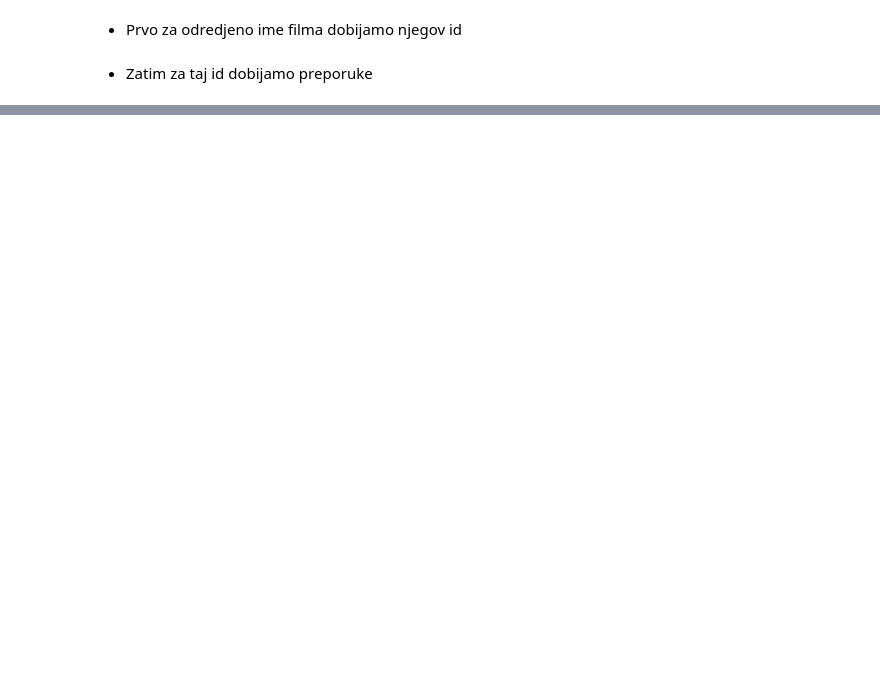
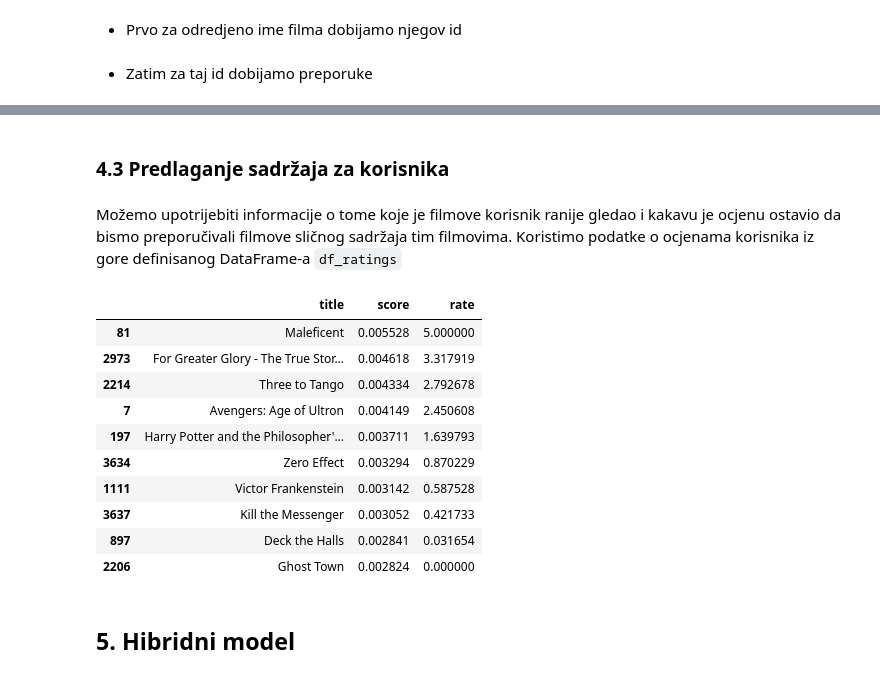
Before and after one commit to milanlazarevic/Recommendation-System, a Jupyter notebook: movieRecommendation.ipynb, the cells around one changed output, grey strips where cells are left out. Saved outputs shown, nothing was run; the diff lists cells and outputs as text; code cells hidden in the pictures; blank space fills up the shorter version.

Commit message:
Add content-based and hybrid to notebook

```diff
--- a/movieRecommendation.ipynb
+++ b/movieRecommendation.ipynb
@@ -399,0 +623,4 @@ RMSE: 0.9833
+# %% [markdown]
+### 4.3 Predlaganje sadržaja za korisnika
+# %% [markdown]
+Možemo upotrijebiti informacije o tome koje je filmove korisnik ranije gledao i kakavu je ocjenu ostavio da bismo preporučivali filmove sličnog sadržaja tim filmovima. Koristimo podatke o ocjenama korisnika iz gore definisanog DataFrame-a `df_ratings`
@@ -399,0 +634,57 @@ RMSE: 0.9833
+# %%
+# returns the similarity score between the given movie and the movie rated by the user, weighted by the rating
+def user_movie_similarity(idx: int, x) -> float:
+        if x['title'] not in movie_indices:
+            return 0
+        if idx > len(similarity_matrix) - 1:
+            return 0
+        if movie_indices[x['title']] > len(similarity_matrix) - 1:
+            return 0
+        return x['rating'] * similarity_matrix[idx][movie_indices[x['title']]]
+
+
+# returns weighted sum of similarity scores for movies rated by user and the given movie
+def user_similarity(user_id:int, movie_title: str) -> float:
+    idx = movie_indices[movie_title]
+    if type(idx) != np.int64:
+        return 0
+    user_scores = df_ratings[df_ratings['userId'] == user_id]
+    user_scores = pd.merge(user_scores, df_movies, left_on='movieId', right_on='id')
+    user_scores = user_scores[user_scores['title'] != movie_title]
+    if user_scores.empty:
+        return 0
+    return sum(user_scores.apply(lambda x : user_movie_similarity(idx, x), axis=1)) / sum(user_scores['rating'])
+
+
+# Returns the dataframe of up to result_size size with the highest similarity scores for a given user.
+# Similarity scores are calculated based on movies rated by the user.
+# The return dataframe format is the same as input one, with added score column.
+def CBF_get_top_movies_for_user(user_id: str, result_size: int = 20) -> pd.DataFrame:
+    similarity_scores = list(enumerate(df_movies['title'].apply(lambda x : user_similarity(user_id, x))))
+    similarity_scores = sorted(similarity_scores, key=lambda x : x[1], reverse=True)
+
+    if result_size is None:
+        result_size = len(similarity_scores)
+    best_indices = [s[0] for s in similarity_scores[:result_size]]
+    result = df_movies.iloc[best_indices].copy()
+
+    # set score column on result
+    result.insert(0, "score", [s[1] for s in similarity_scores[:result_size]])
+    result = convert_to_user_ratings(result, user_id)
+    return result
+# %%
+CBF_get_top_movies_for_user(5, 10)[['title', 'score', 'rate']]
+# %% [output]
+|  | title | score | rate |
+| 81 | Maleficent | 0.005528 | 5.000000 |
+| 2973 | For Greater Glory - The True Stor... | 0.004618 | 3.317919 |
+| 2214 | Three to Tango | 0.004334 | 2.792678 |
+| 7 | Avengers: Age of Ultron | 0.004149 | 2.450608 |
+| 197 | Harry Potter and the Philosopher'... | 0.003711 | 1.639793 |
+| 3634 | Zero Effect | 0.003294 | 0.870229 |
+| 1111 | Victor Frankenstein | 0.003142 | 0.587528 |
+| 3637 | Kill the Messenger | 0.003052 | 0.421733 |
+| 897 | Deck the Halls | 0.002841 | 0.031654 |
+| 2206 | Ghost Town | 0.002824 | 0.000000 |
+# %% [markdown]
+## 5. Hibridni model
```
Also changed, not shown: parts of 42 cells of this notebook, 5 other files.
